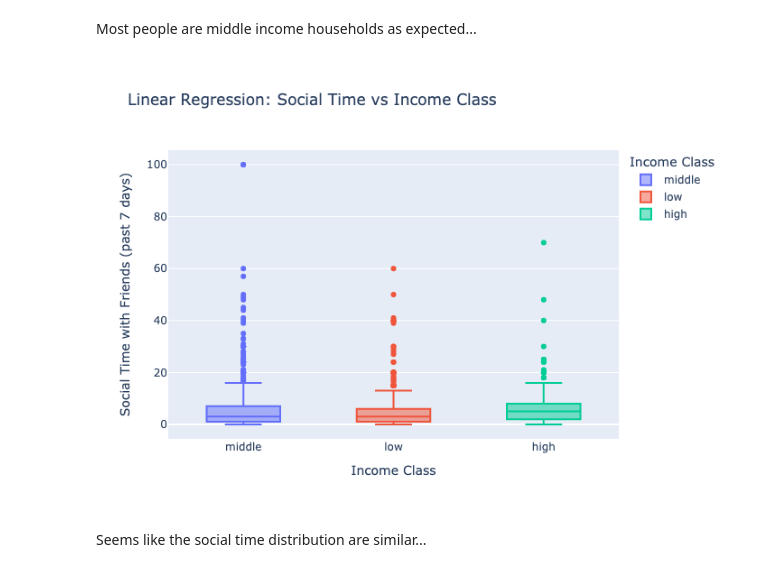
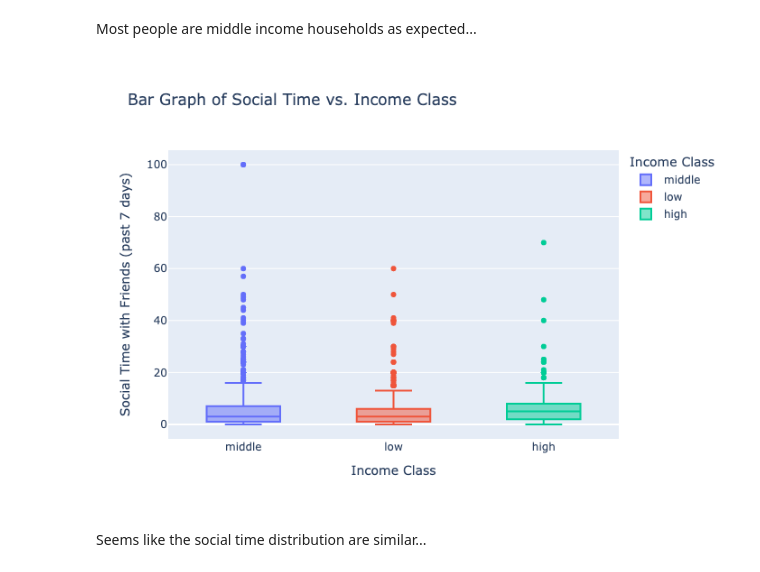
Before and after one commit to RL419/STA130-Raymond, a Jupyter notebook: research_question1.ipynb, the cells around one changed output. Cells and saved outputs as stored; diff of their text form; code cells hidden in the pictures.

```diff
--- a/research_question1.ipynb
+++ b/research_question1.ipynb
@@ -239,19 +239,19 @@ Most people are middle income households as expected...
 # %%
 box_2 = px.box(
     part_2,
     x='income_class',
     y='CONNECTION_social_time_friends_p7d',
     color='income_class',  # Different colors for categories
-    title="Linear Regression: Social Time vs Income Class",
+    title="Bar Graph of Social Time vs. Income Class",
     labels={
         'income_class': 'Income Class',
         'CONNECTION_social_time_friends_p7d': 'Social Time with Friends (past 7 days)'
     },
 )
 
 box_2.show(renderer='png')
 # %% [output]
-[figure, old version]
+[figure, new version]
 # %% [markdown]
 Seems like the social time distribution are similar...
 # %%
```
Also changed, not shown: parts of 2 cells of this notebook.
